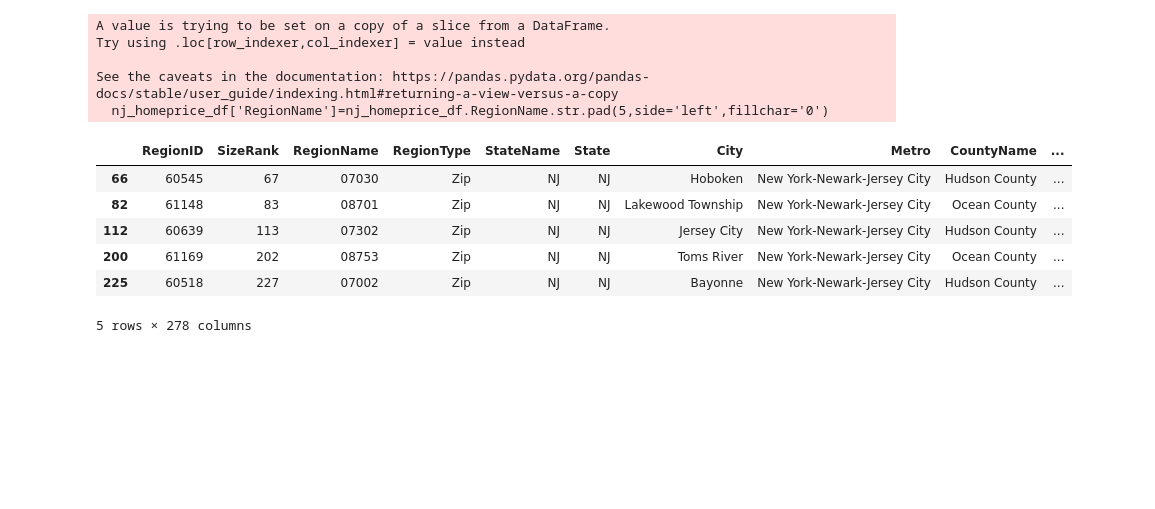
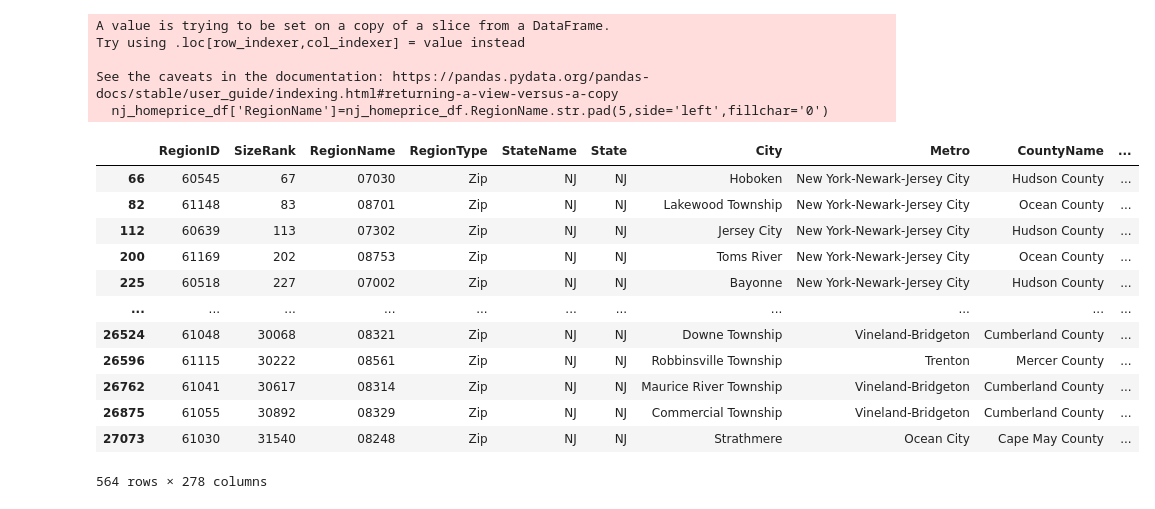
Before and after one commit to c-ramos/NJ_Flood_Risk_Capstone, a Jupyter notebook: NJ_Flood_Risk.ipynb, the cells around one changed output. Cells and saved outputs as stored; diff of their text form; code cells hidden in the pictures; blank space fills up the shorter version.

```diff
--- a/NJ_Flood_Risk.ipynb
+++ b/NJ_Flood_Risk.ipynb
@@ -168,12 +214,18 @@ Try using .loc[row_indexer,col_indexer] = value instead
 See the caveats in the documentation: https://pandas.pydata.org/pandas-docs/stable/user_guide/indexing.html#returning-a-view-versus-a-copy
   nj_homeprice_df['RegionName']=nj_homeprice_df.RegionName.str.pad(5,side='left',fillchar='0')
 # %%
-nj_homeprice_df.head()
+nj_homeprice_df
 # %% [output]
 |  | RegionID | SizeRank | RegionName | RegionType | StateName | State | City | Metro | CountyName | ... |
 | 66 | 60545 | 67 | 07030 | Zip | NJ | NJ | Hoboken | New York-Newark-Jersey City | Hudson County | ... |
 | 82 | 61148 | 83 | 08701 | Zip | NJ | NJ | Lakewood Township | New York-Newark-Jersey City | Ocean County | ... |
 | 112 | 60639 | 113 | 07302 | Zip | NJ | NJ | Jersey City | New York-Newark-Jersey City | Hudson County | ... |
 | 200 | 61169 | 202 | 08753 | Zip | NJ | NJ | Toms River | New York-Newark-Jersey City | Ocean County | ... |
 | 225 | 60518 | 227 | 07002 | Zip | NJ | NJ | Bayonne | New York-Newark-Jersey City | Hudson County | ... |
+| ... | ... | ... | ... | ... | ... | ... | ... | ... | ... | ... |
+| 26524 | 61048 | 30068 | 08321 | Zip | NJ | NJ | Downe Township | Vineland-Bridgeton | Cumberland County | ... |
+| 26596 | 61115 | 30222 | 08561 | Zip | NJ | NJ | Robbinsville Township | Trenton | Mercer County | ... |
+| 26762 | 61041 | 30617 | 08314 | Zip | NJ | NJ | Maurice River Township | Vineland-Bridgeton | Cumberland County | ... |
+| 26875 | 61055 | 30892 | 08329 | Zip | NJ | NJ | Commercial Township | Vineland-Bridgeton | Cumberland County | ... |
+| 27073 | 61030 | 31540 | 08248 | Zip | NJ | NJ | Strathmere | Ocean City | Cape May County | ... |
-5 rows × 278 columns
+564 rows × 278 columns
```
Also changed, not shown: parts of 15 cells of this notebook, 4 other files.
